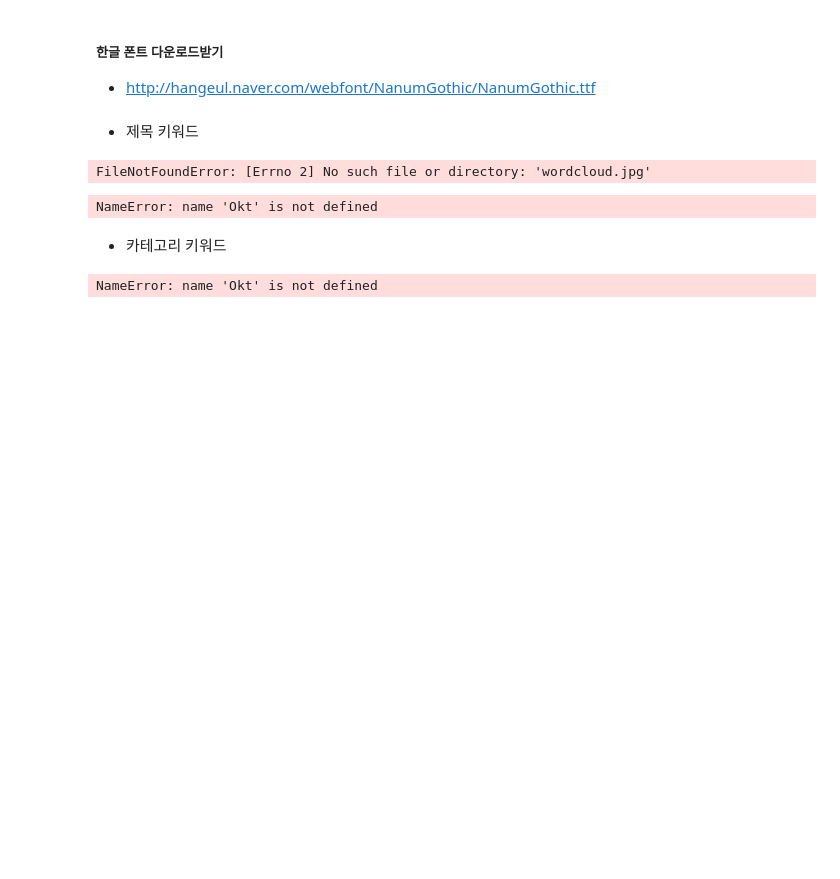
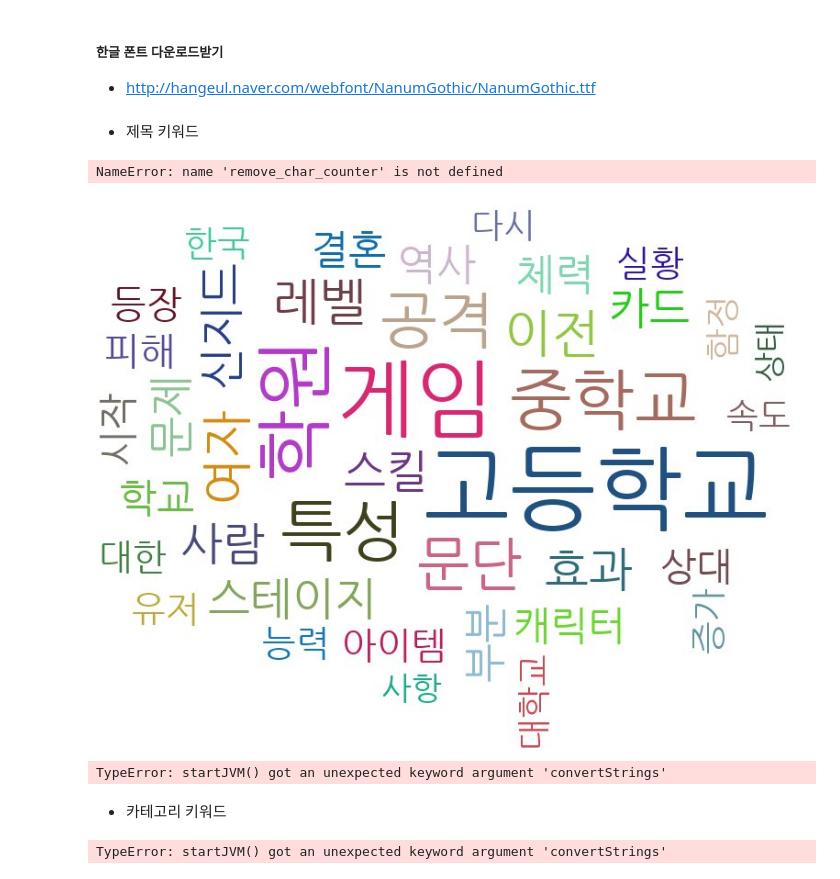
Before and after one commit to gyrud02/python_study, a Jupyter notebook: 13주차.ipynb, the cells around one changed output. Saved outputs shown, nothing was run; the diff lists cells and outputs as text; code cells hidden in the pictures; blank space fills up the shorter version.

```diff
--- a/13주차.ipynb
+++ b/13주차.ipynb
@@ -191,13 +332,15 @@ import webbrowser
 
 ranked_tags = remove_char_counter.most_common(40)
 taglist = pytagcloud.make_tags(ranked_tags, maxsize = 80)
-pytagcloud.create_tag_image(taglist, 'wordcloud.jpg', size = (900, 600),
+pytagcloud.create_tag_image(taglist, './chapter2/wordcloud.jpg', size = (900, 600),
                             fontname = 'NanumGothic', rectangular = False)
+# %% [output]
+NameError: name 'remove_char_counter' is not defined
 # %%
 from IPython.display import Image
-Image(filename = 'wordcloud.jpg')
+Image(filename = './chapter2/wordcloud.jpg')
 # %% [output]
-FileNotFoundError: [Errno 2] No such file or directory: 'wordcloud.jpg'
+[figure, added]
 # %%
 nouns_tagger = Okt()
 nouns = nouns_tagger.nouns(title_corpus)
@@ -208,12 +351,12 @@ remove_char_counter = Counter({x : remove_char_counter[x] for x in count if x no
 
 ranked_tags = remove_char_counter.most_common(40)
 taglist = pytagcloud.make_tags(ranked_tags, maxsize=80)
-pytagcloud.create_tag_image(taglist, 'title_wordcloud.jpg', size = (900, 600),
+pytagcloud.create_tag_image(taglist, './chapter2/title_wordcloud.jpg', size = (900, 600),
                             fontname = 'NanumGothic', rectangular = False)
 
-Image(filename = 'title_wordcloud.jpg')
+Image(filename = './chapter2/title_wordcloud.jpg')
 # %% [output]
-NameError: name 'Okt' is not defined
+TypeError: startJVM() got an unexpected keyword argument 'convertStrings'
 # %% [markdown]
 - 카테고리 키워드
 # %%
@@ -226,9 +369,9 @@ remove_char_counter = Counter({x : remove_char_counter[x] for x in count if x no
 
 ranked_tags = remove_char_counter.most_common(40)
 taglist = pytagcloud.make_tags(ranked_tags, maxsize=80)
-pytagcloud.create_tag_image(taglist, 'category_wordcloud.jpg', size = (900, 600),
+pytagcloud.create_tag_image(taglist, './chapter2/category_wordcloud.jpg', size = (900, 600),
                             fontname = 'NanumGothic', rectangular = False)
 
-Image(filename = 'category_wordcloud.jpg')
+Image(filename = './chapter2/category_wordcloud.jpg')
 # %% [output]
-NameError: name 'Okt' is not defined
+TypeError: startJVM() got an unexpected keyword argument 'convertStrings'
```
Also changed, not shown: parts of 26 cells of this notebook.
